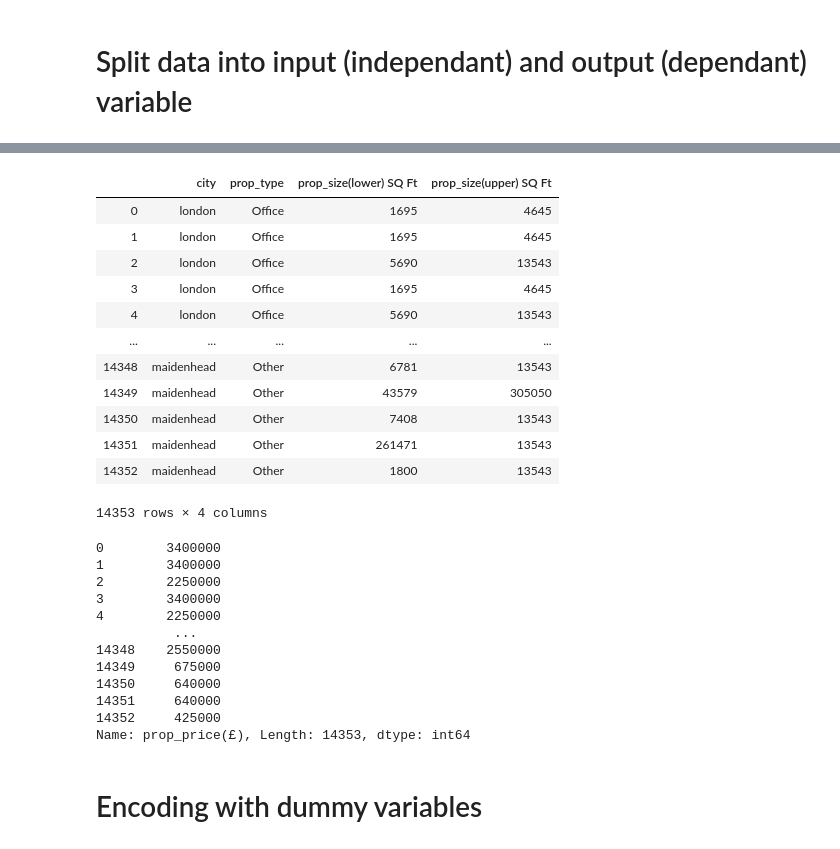
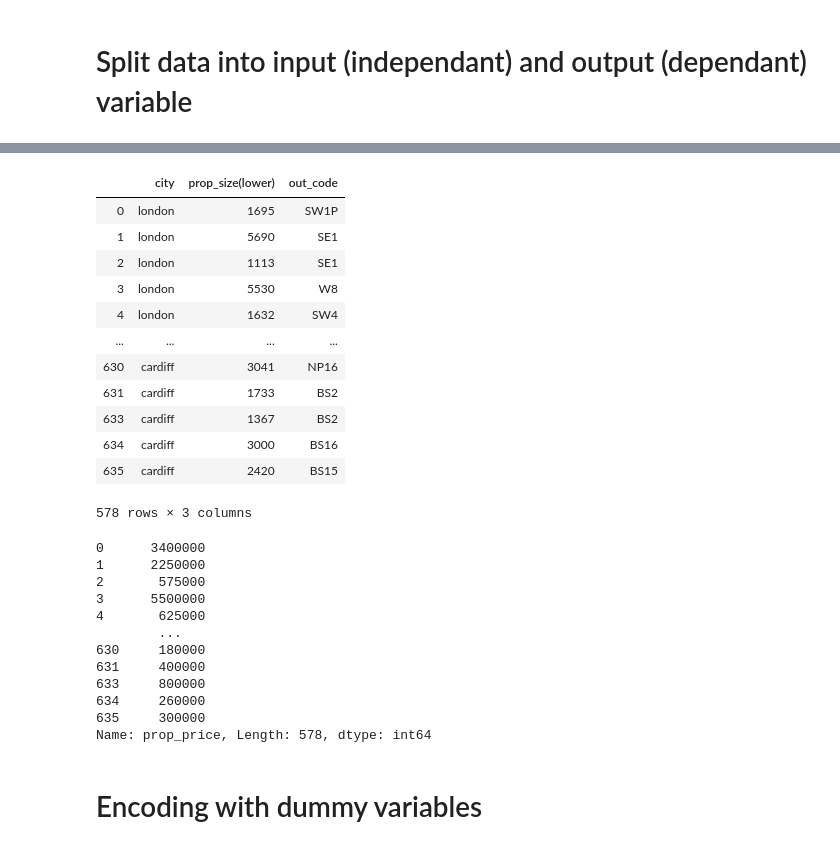
Before and after one commit to iasad1/search-scraper, a Jupyter notebook: predictor.ipynb, the cells around one changed output, grey strips where cells are left out. Cells and saved outputs as stored; diff of their text form; code cells hidden in the pictures.

Commit message:
more data cleaning done

```diff
--- a/predictor.ipynb
+++ b/predictor.ipynb
@@ -40,0 +90,3 @@ df
+# %%
+df_revised = df[['city','prop_size(lower)','out_code','prop_price']]
+df_revised
@@ -40,0 +131,2 @@ df
+# %%
+df_prep = df_revised.dropna()
@@ -40,0 +152,12 @@ df
+# %%
+# Get names of indexes for which column size_lower has value 0
+indexNames = df_prep[df_prep['prop_size(lower)'] <= 1000 ].index
+
+# Delete these row indexes from dataFrame
+df_prep.drop(indexNames , inplace=True)
+# %%
+# Get names of indexes for which column size_lower has value 0
+indexNames = df_prep[df_prep['prop_price'] <= 10000 ].index
+
+# Delete these row indexes from dataFrame
+df_prep.drop(indexNames , inplace=True)
@@ -43,36 +198,36 @@ df
 # %%
-X = df.drop(columns='prop_price(£)')
+X = df_prep.drop(columns='prop_price')
 X
 # %% [output]
-|  | city | prop_type | prop_size(lower) SQ Ft | prop_size(upper) SQ Ft |
-| 0 | london | Office | 1695 | 4645 |
-| 1 | london | Office | 1695 | 4645 |
-| 2 | london | Office | 5690 | 13543 |
-| 3 | london | Office | 1695 | 4645 |
-| 4 | london | Office | 5690 | 13543 |
-| ... | ... | ... | ... | ... |
-| 14348 | maidenhead | Other | 6781 | 13543 |
-| 14349 | maidenhead | Other | 43579 | 305050 |
-| 14350 | maidenhead | Other | 7408 | 13543 |
-| 14351 | maidenhead | Other | 261471 | 13543 |
-| 14352 | maidenhead | Other | 1800 | 13543 |
+|  | city | prop_size(lower) | out_code |
+| 0 | london | 1695 | SW1P |
+| 1 | london | 5690 | SE1 |
+| 2 | london | 1113 | SE1 |
+| 3 | london | 5530 | W8 |
+| 4 | london | 1632 | SW4 |
+| ... | ... | ... | ... |
+| 630 | cardiff | 3041 | NP16 |
+| 631 | cardiff | 1733 | BS2 |
+| 633 | cardiff | 1367 | BS2 |
+| 634 | cardiff | 3000 | BS16 |
+| 635 | cardiff | 2420 | BS15 |
-14353 rows × 4 columns
+578 rows × 3 columns
 # %%
-y= df['prop_price(£)']
+y= df_prep['prop_price']
 y
 # %% [output]
-0        3400000
-1        3400000
-2        2250000
-3        3400000
-4        2250000
-          ...
-14348    2550000
-14349     675000
-14350     640000
-14351     640000
-14352     425000
-Name: prop_price(£), Length: 14353, dtype: int64
+0      3400000
+1      2250000
+2       575000
+3      5500000
+4       625000
+        ...
+630     180000
+631     400000
+633     800000
+634     260000
+635     300000
+Name: prop_price, Length: 578, dtype: int64
 # %% [markdown]
 # Encoding with dummy variables
 # %%
```
Also changed, not shown: parts of 36 cells of this notebook, 15 other files.
